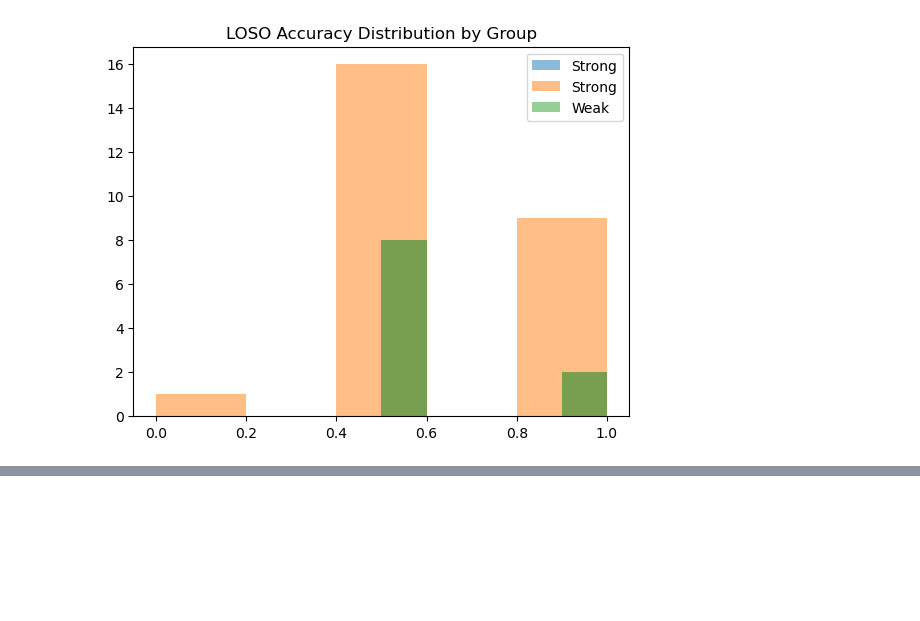
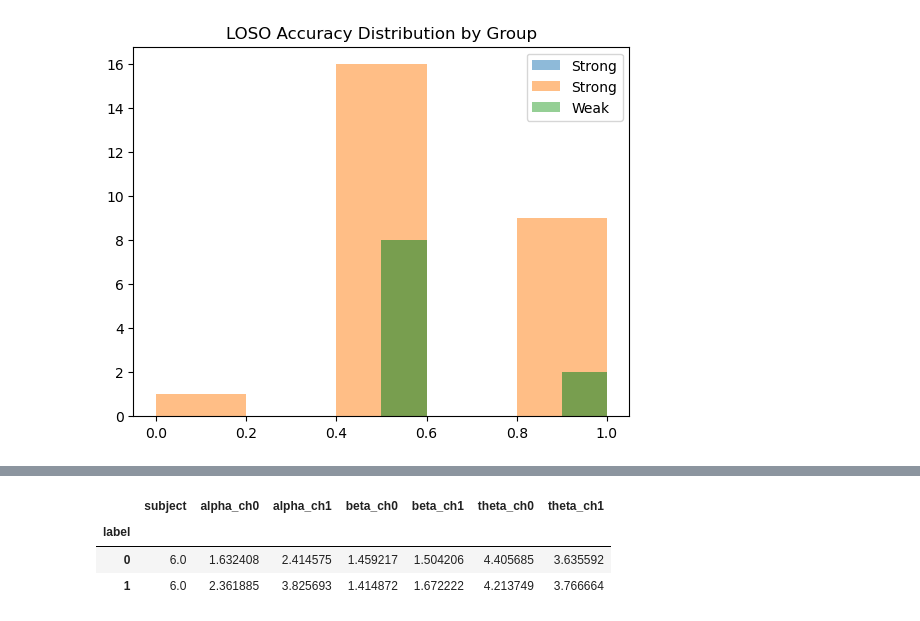
Before and after one commit to saalemybo/eeg-attention-analysis, a Jupyter notebook: analysis/phase1viz.ipynb, the cells around one changed output, grey strips where cells are left out. Saved outputs shown, nothing was run; the diff lists cells and outputs as text; code cells hidden in the pictures; blank space fills up the shorter version.

```diff
--- a/analysis/phase1viz.ipynb
+++ b/analysis/phase1viz.ipynb
@@ -584,0 +683,7 @@ plt.show()
+# %%
+df_adhd_wide.groupby("label").mean(numeric_only=True)
+# %% [output]
+|  | subject | alpha_ch0 | alpha_ch1 | beta_ch0 | beta_ch1 | theta_ch0 | theta_ch1 |
+| label |  |  |  |  |  |  |  |
+| 0 | 6.0 | 1.632408 | 2.414575 | 1.459217 | 1.504206 | 4.405685 | 3.635592 |
+| 1 | 6.0 | 2.361885 | 3.825693 | 1.414872 | 1.672222 | 4.213749 | 3.766664 |
```
Also changed, not shown: parts of 6 cells of this notebook, 2 other files.
